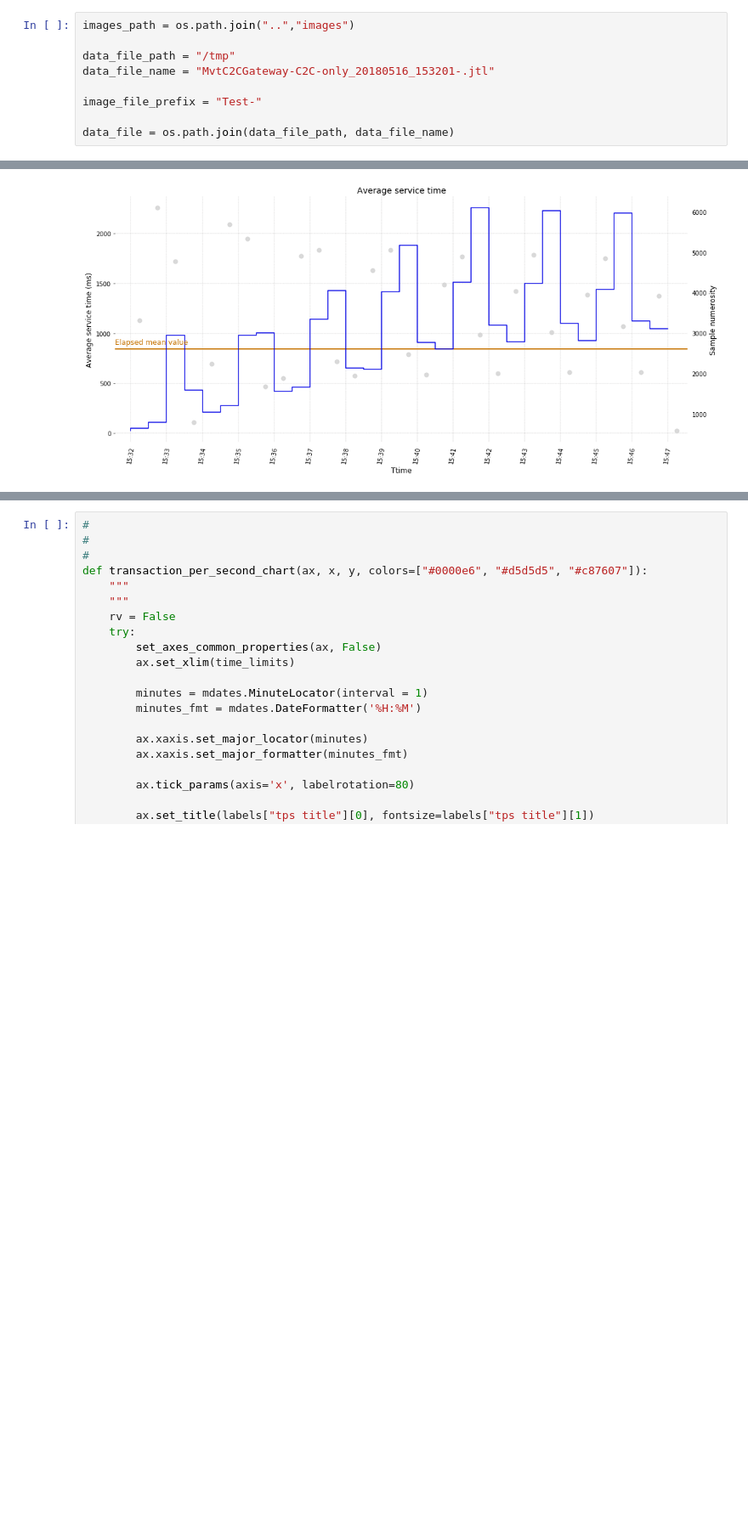
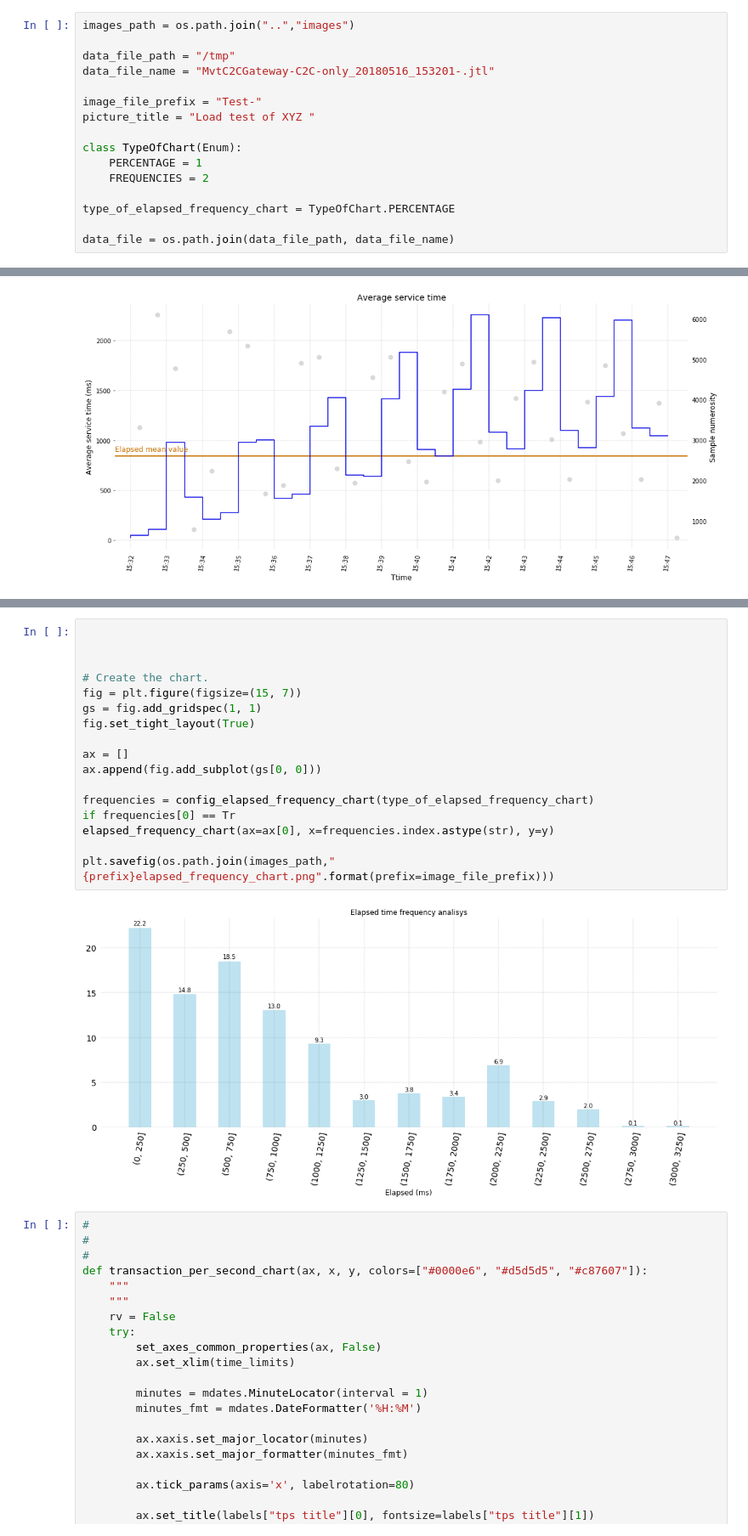
Before and after one commit to p-giovanni/JMeter_report, a Jupyter notebook: notebook/JMeter_Report.ipynb, the cells around one changed output, grey strips where cells are left out. Shown: that part at 85% size. Cells and saved outputs as stored; diff of their text form; blank space fills up the shorter version.

```diff
--- a/notebook/JMeter_Report.ipynb
+++ b/notebook/JMeter_Report.ipynb
@@ -151,6 +154,13 @@ data_file_path = "/tmp"
 data_file_name = "MvtC2CGateway-C2C-only_20180516_153201-.jtl"
 
 image_file_prefix = "Test-"
+picture_title = "Load test of XYZ "
+
+class TypeOfChart(Enum):
+    PERCENTAGE = 1
+    FREQUENCIES = 2
+
+type_of_elapsed_frequency_chart = TypeOfChart.PERCENTAGE
 
 data_file = os.path.join(data_file_path, data_file_name)
 # %%
@@ -511,3 +511,22 @@ plt.savefig(os.path.join(images_path,"{prefix}elapsed_frequency_chart.png".forma
+# %%
+
+
+
+# Create the chart.
+fig = plt.figure(figsize=(15, 7))
+gs = fig.add_gridspec(1, 1)
+fig.set_tight_layout(True)
+
+ax = []
+ax.append(fig.add_subplot(gs[0, 0]))
+
+frequencies = config_elapsed_frequency_chart(type_of_elapsed_frequency_chart)
+if frequencies[0] == Tr
+elapsed_frequency_chart(ax=ax[0], x=frequencies.index.astype(str), y=y)
+
+plt.savefig(os.path.join(images_path,"{prefix}elapsed_frequency_chart.png".format(prefix=image_file_prefix)))
+# %% [output]
+[figure, added]
 # %%
 #
 #
```
Also changed, not shown: parts of 7 cells of this notebook, 2 other files.
